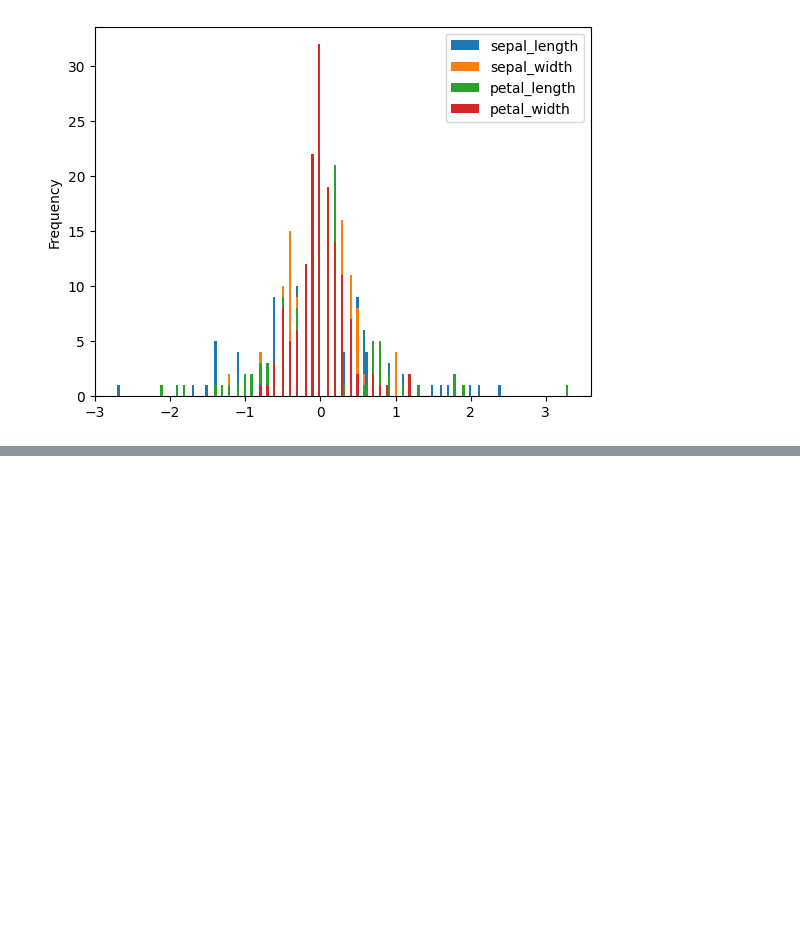
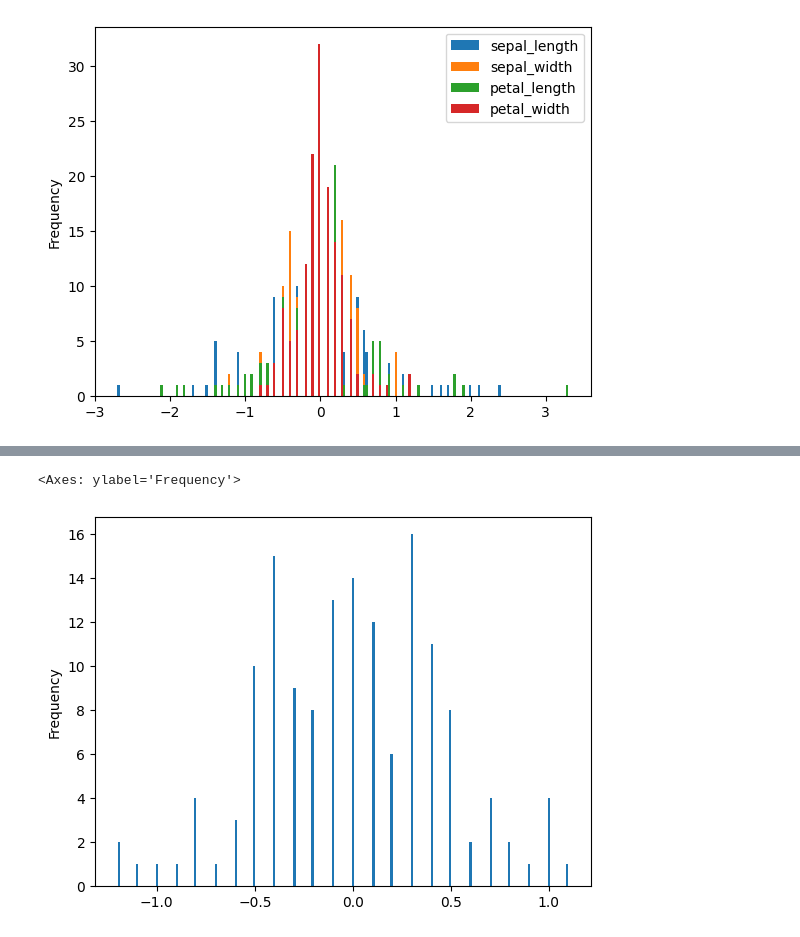
Before and after one commit to Codingbot1989/Data-visualzation-projects-, a Jupyter notebook: Iris_dataset.ipynb, the cells around one changed output, grey strips where cells are left out. Cells and saved outputs as stored; diff of their text form; code cells hidden in the pictures; blank space fills up the shorter version.

```diff
--- a/Iris_dataset.ipynb
+++ b/Iris_dataset.ipynb
@@ -116,0 +132,5 @@ data.diff().plot(kind='hist',bins=200) #bins means regulationg width of the grap
+# %%
+data['sepal_width'].diff().plot(kind='hist',bins=200)
+# %% [output]
+<Axes: ylabel='Frequency'>
+[figure, added]
```
Also changed, not shown: parts of 14 cells of this notebook.
